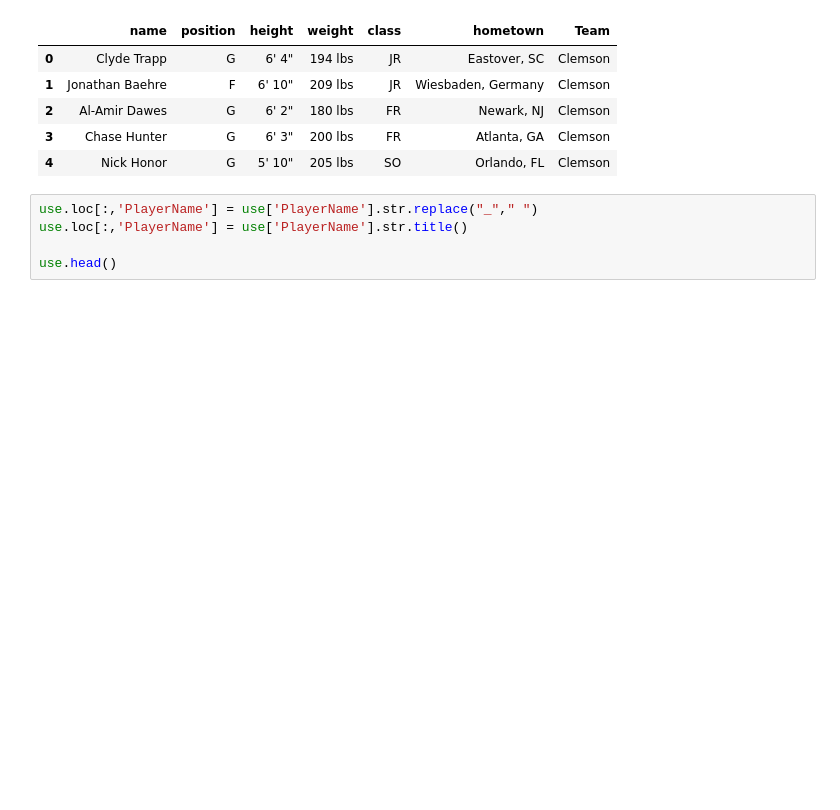
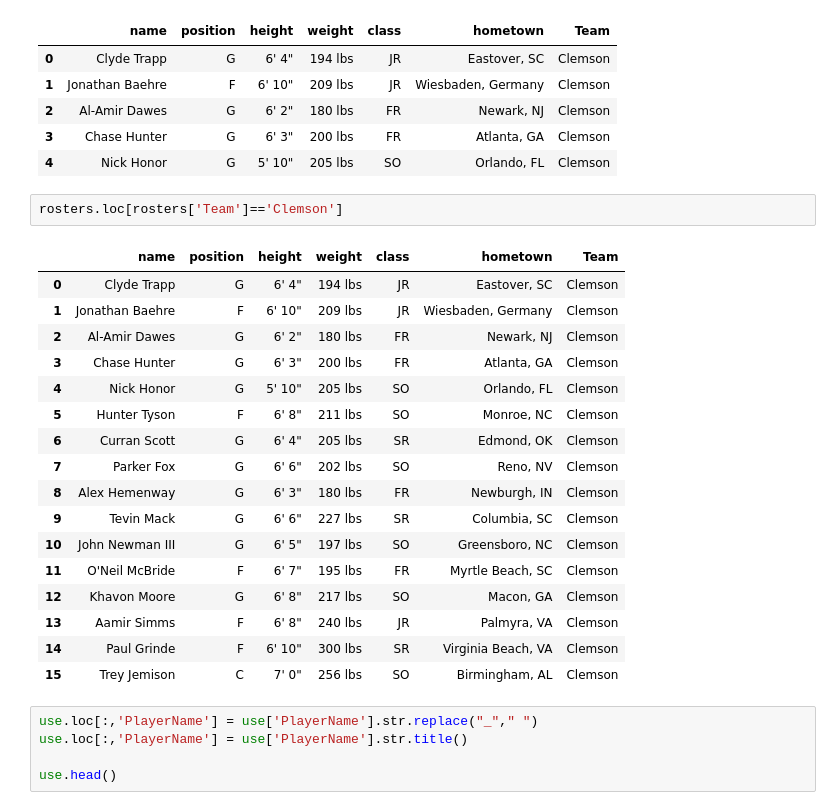
Before and after one commit to btatkinson/ncaa_hoops, a Jupyter notebook: Exploratory.ipynb, the cells around one changed output. Cells and saved outputs as stored; diff of their text form; blank space fills up the shorter version.

```diff
--- a/Exploratory.ipynb
+++ b/Exploratory.ipynb
@@ -221,6 +226,26 @@ rosters.head()
 | 2 | Al-Amir Dawes | G | 6' 2" | 180 lbs | FR | Newark, NJ | Clemson |
 | 3 | Chase Hunter | G | 6' 3" | 200 lbs | FR | Atlanta, GA | Clemson |
 | 4 | Nick Honor | G | 5' 10" | 205 lbs | SO | Orlando, FL | Clemson |
+# %%
+rosters.loc[rosters['Team']=='Clemson']
+# %% [output]
+|  | name | position | height | weight | class | hometown | Team |
+| 0 | Clyde Trapp | G | 6' 4" | 194 lbs | JR | Eastover, SC | Clemson |
+| 1 | Jonathan Baehre | F | 6' 10" | 209 lbs | JR | Wiesbaden, Germany | Clemson |
+| 2 | Al-Amir Dawes | G | 6' 2" | 180 lbs | FR | Newark, NJ | Clemson |
+| 3 | Chase Hunter | G | 6' 3" | 200 lbs | FR | Atlanta, GA | Clemson |
+| 4 | Nick Honor | G | 5' 10" | 205 lbs | SO | Orlando, FL | Clemson |
+| 5 | Hunter Tyson | F | 6' 8" | 211 lbs | SO | Monroe, NC | Clemson |
+| 6 | Curran Scott | G | 6' 4" | 205 lbs | SR | Edmond, OK | Clemson |
+| 7 | Parker Fox | G | 6' 6" | 202 lbs | SO | Reno, NV | Clemson |
+| 8 | Alex Hemenway | G | 6' 3" | 180 lbs | FR | Newburgh, IN | Clemson |
+| 9 | Tevin Mack | G | 6' 6" | 227 lbs | SR | Columbia, SC | Clemson |
+| 10 | John Newman III | G | 6' 5" | 197 lbs | SO | Greensboro, NC | Clemson |
+| 11 | O'Neil McBride | F | 6' 7" | 195 lbs | FR | Myrtle Beach, SC | Clemson |
+| 12 | Khavon Moore | G | 6' 8" | 217 lbs | SO | Macon, GA | Clemson |
+| 13 | Aamir Simms | F | 6' 8" | 240 lbs | JR | Palmyra, VA | Clemson |
+| 14 | Paul Grinde | F | 6' 10" | 300 lbs | SR | Virginia Beach, VA | Clemson |
+| 15 | Trey Jemison | C | 7' 0" | 256 lbs | SO | Birmingham, AL | Clemson |
 # %%
 use.loc[:,'PlayerName'] = use['PlayerName'].str.replace("_"," ")
 use.loc[:,'PlayerName'] = use['PlayerName'].str.title()
```
Also changed, not shown: parts of 1 cell of this notebook, 1 other file.
